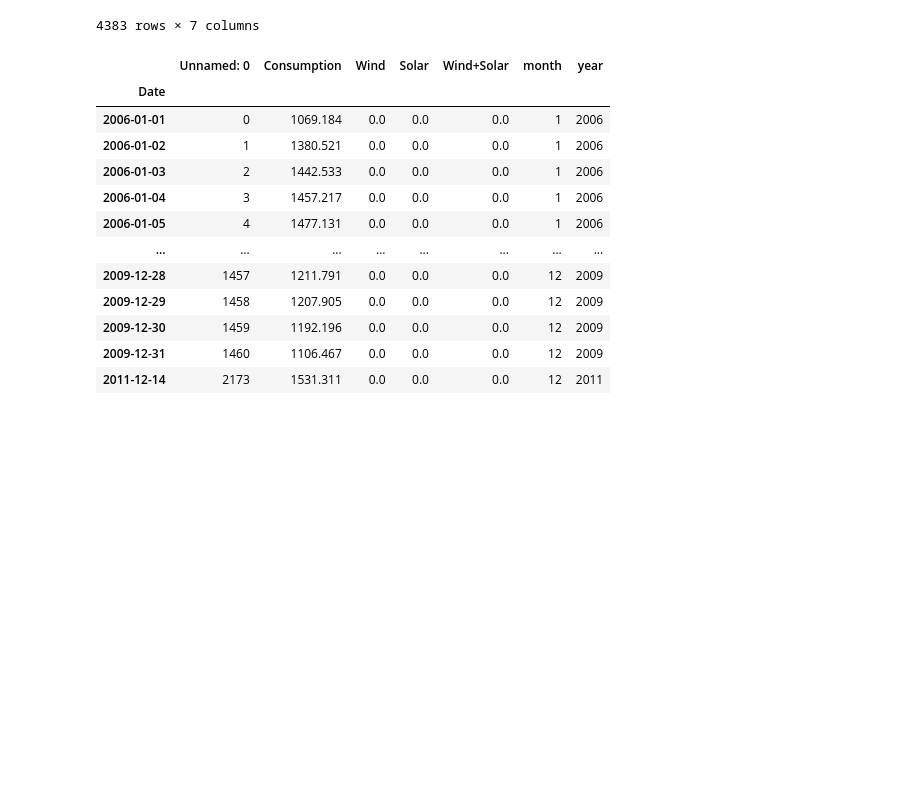
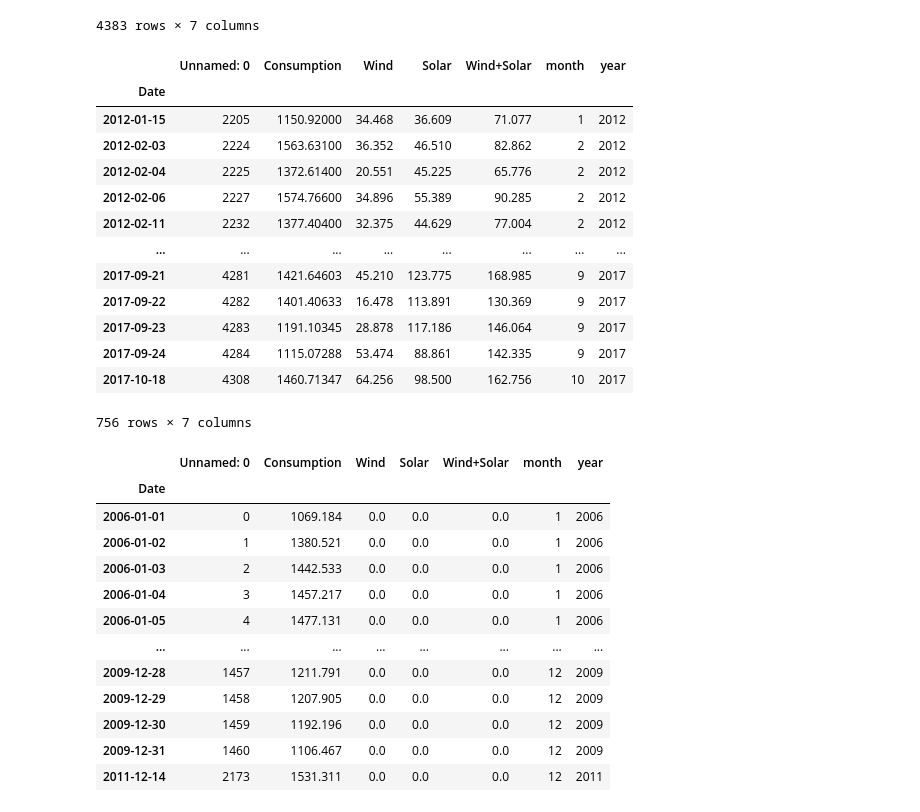
Before and after one commit to RobLMurphy92/time-series-exercises, a Jupyter notebook: prepare_exercise.ipynb, the cells around one changed output. Saved outputs shown, nothing was run; the diff lists cells and outputs as text; code cells hidden in the pictures; blank space fills up the shorter version.

```diff
--- a/prepare_exercise.ipynb
+++ b/prepare_exercise.ipynb
@@ -302,7 +315,22 @@ gp_df.head(10)
 # %%
 # so brainstorming for Nan(0 values) look into monthly average.
 # %%
-gp1 = gp_df[gp_df['Wind'] < gp_df['Solar']] # when wind is less than solar no nulls
+gp_df[gp_df['Wind'] < gp_df['Solar']] # when wind is less than solar no nulls
+# %% [output]
+|  | Unnamed: 0 | Consumption | Wind | Solar | Wind+Solar | month | year |
+| Date |  |  |  |  |  |  |  |
+| 2012-01-15 | 2205 | 1150.92000 | 34.468 | 36.609 | 71.077 | 1 | 2012 |
+| 2012-02-03 | 2224 | 1563.63100 | 36.352 | 46.510 | 82.862 | 2 | 2012 |
+| 2012-02-04 | 2225 | 1372.61400 | 20.551 | 45.225 | 65.776 | 2 | 2012 |
+| 2012-02-06 | 2227 | 1574.76600 | 34.896 | 55.389 | 90.285 | 2 | 2012 |
+| 2012-02-11 | 2232 | 1377.40400 | 32.375 | 44.629 | 77.004 | 2 | 2012 |
+| ... | ... | ... | ... | ... | ... | ... | ... |
+| 2017-09-21 | 4281 | 1421.64603 | 45.210 | 123.775 | 168.985 | 9 | 2017 |
+| 2017-09-22 | 4282 | 1401.40633 | 16.478 | 113.891 | 130.369 | 9 | 2017 |
+| 2017-09-23 | 4283 | 1191.10345 | 28.878 | 117.186 | 146.064 | 9 | 2017 |
+| 2017-09-24 | 4284 | 1115.07288 | 53.474 | 88.861 | 142.335 | 9 | 2017 |
+| 2017-10-18 | 4308 | 1460.71347 | 64.256 | 98.500 | 162.756 | 10 | 2017 |
+756 rows × 7 columns
 # %%
 gp_df[(gp_df['Wind'] < 1) & (gp_df['Solar'] <1)]
 # %% [output]
```
Also changed, not shown: parts of 2 cells of this notebook.
